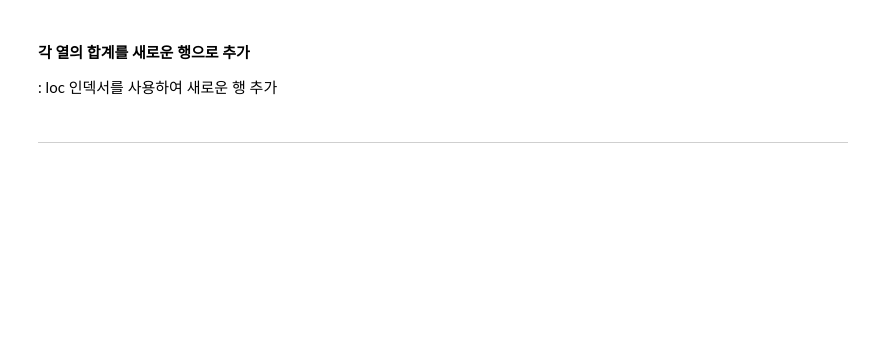
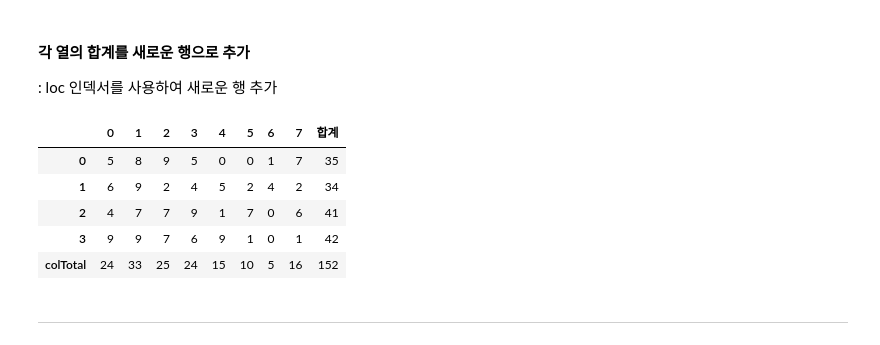
Before and after one commit to rlfgus0821/-HTML-, a Jupyter notebook: 05_pandas/pandas_06_데이터파악과조작2_빈도_정렬_집계.ipynb, the cells around one changed output. Cells and saved outputs as stored; diff of their text form; code cells hidden in the pictures; blank space fills up the shorter version.

```diff
--- a/05_pandas/pandas_06_데이터파악과조작2_빈도_정렬_집계.ipynb
+++ b/05_pandas/pandas_06_데이터파악과조작2_빈도_정렬_집계.ipynb
@@ -407,3 +595,6 @@ Name: count, dtype: int64
 # 예제 DF 생성
 # 4행 8열의 데이터프레임 작성, 난수를 발생시키고
 # 0-9범위에서 매번 같은 난수 발생되어 반환되도록 설정
+np.random.seed(1)
+df2 = pd.DataFrame(np.random.randint(10, size=(4,8)))
+df2
@@ -442,3 +736,6 @@ Name: count, dtype: int64
 - 행추가 : df.loc['새로운행이름'] = 데이터값 (또는 배열)
 # %% [markdown]
 #### 각 행의 합계를 새로운 열로 추가
+# %%
+df2['합계'] = df2.sum(axis=1)
+df2
@@ -446,5 +749,15 @@ Name: count, dtype: int64
 #### 각 열의 합계를 새로운 행으로 추가
 
 : loc 인덱서를 사용하여 새로운 행 추가
+# %%
+df2.loc['colTotal'] = df2.sum()
+df2
+# %% [output]
+|  | 0 | 1 | 2 | 3 | 4 | 5 | 6 | 7 | 합계 |
+| 0 | 5 | 8 | 9 | 5 | 0 | 0 | 1 | 7 | 35 |
+| 1 | 6 | 9 | 2 | 4 | 5 | 2 | 4 | 2 | 34 |
+| 2 | 4 | 7 | 7 | 9 | 1 | 7 | 0 | 6 | 41 |
+| 3 | 9 | 9 | 7 | 6 | 9 | 1 | 0 | 1 | 42 |
+| colTotal | 24 | 33 | 25 | 24 | 15 | 10 | 5 | 16 | 152 |
 # %% [markdown]
 -------------------------------------
```
Also changed, not shown: parts of 31 cells of this notebook, 5 other files.
